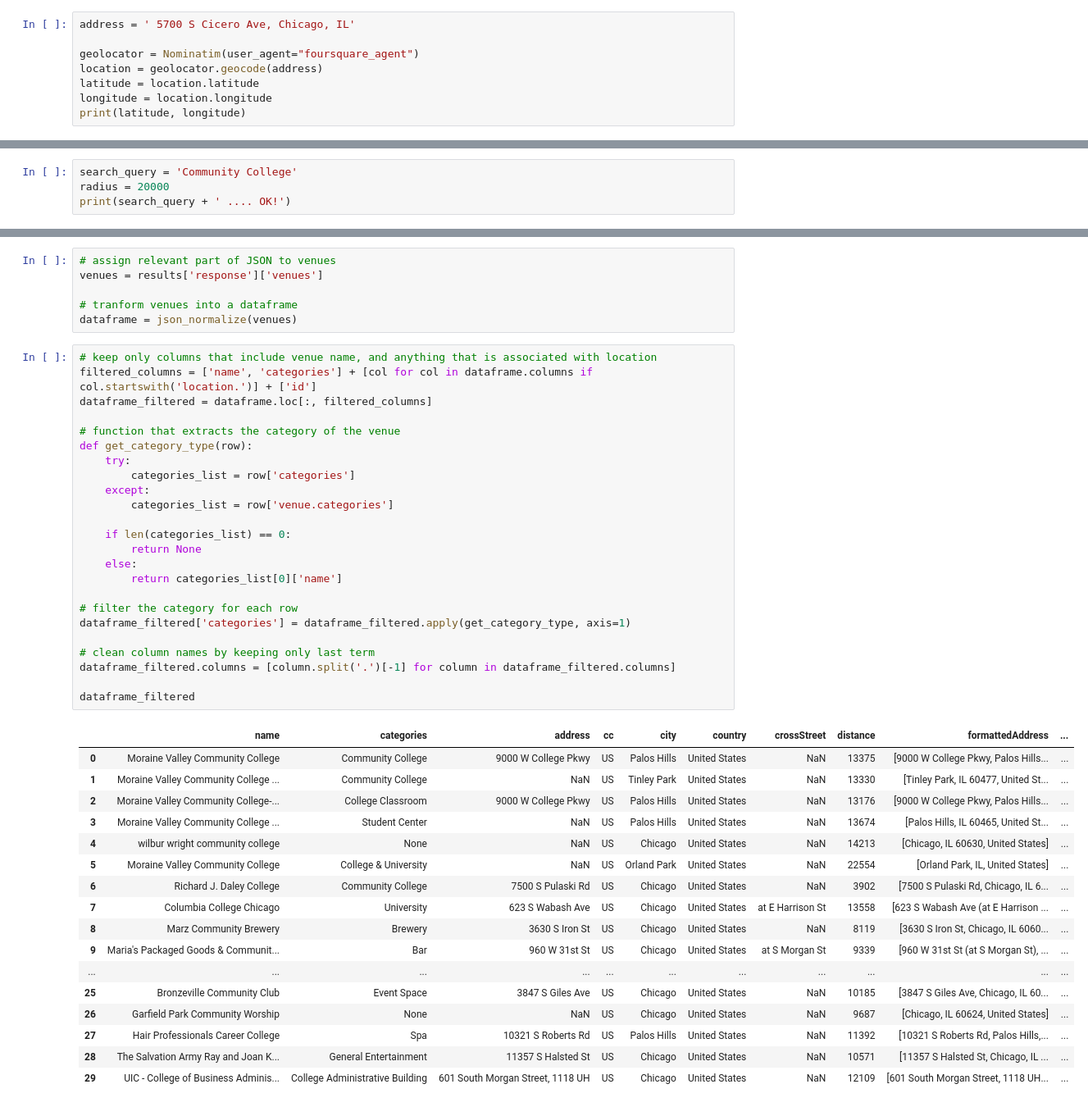
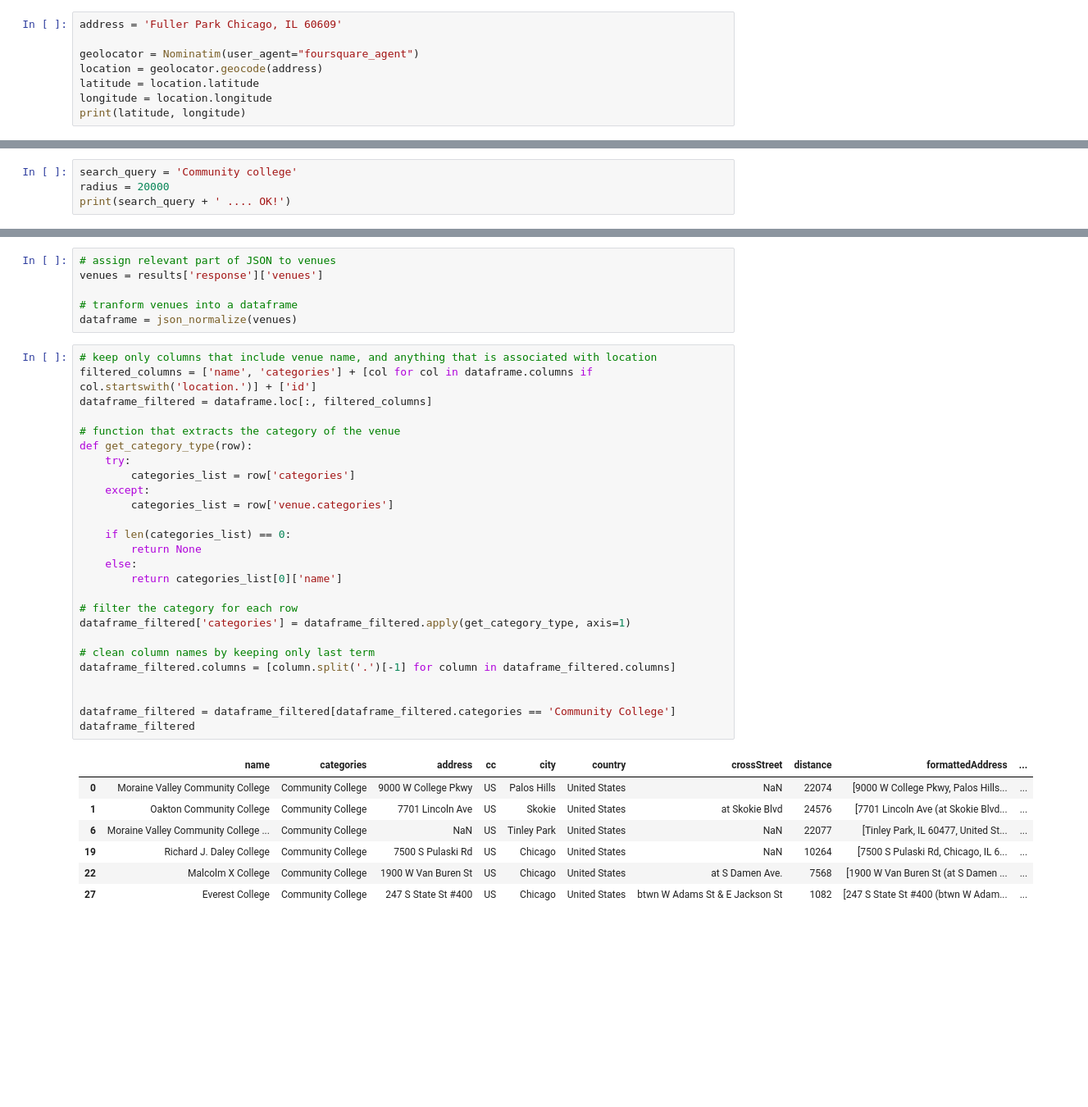
Before and after one commit to KarthikBijoy/Coursera_Capstone, a Jupyter notebook: Capstone project script.ipynb, the cells around one changed output, grey strips where cells are left out. Shown at 82% size. Drawn from its saved outputs; the diff is of its cells as text; blank space fills up the shorter version.

```diff
--- a/Capstone project script.ipynb
+++ b/Capstone project script.ipynb
@@ -65,5 +110,5 @@ CLIENT_SECRET:QVGIRPWYW33KOE403CS0K3C2BSED1ZOCRVJHIX0GICG434QE
 # %%
-address = ' 5700 S Cicero Ave, Chicago, IL'
+address = 'Fuller Park Chicago, IL 60609'
 
 geolocator = Nominatim(user_agent="foursquare_agent")
 location = geolocator.geocode(address)
@@ -75,5 +120,5 @@ print(latitude, longitude)
 # %%
-search_query = 'Community College'
+search_query = 'Community college'
 radius = 20000
 print(search_query + ' .... OK!')
 # %% [output]
@@ -95,45 +140,37 @@ dataframe = json_normalize(venues)
 # %%
 # keep only columns that include venue name, and anything that is associated with location
 filtered_columns = ['name', 'categories'] + [col for col in dataframe.columns if col.startswith('location.')] + ['id']
 dataframe_filtered = dataframe.loc[:, filtered_columns]
 
 # function that extracts the category of the venue
 def get_category_type(row):
     try:
         categories_list = row['categories']
     except:
         categories_list = row['venue.categories']
 
     if len(categories_list) == 0:
         return None
     else:
         return categories_list[0]['name']
 
 # filter the category for each row
 dataframe_filtered['categories'] = dataframe_filtered.apply(get_category_type, axis=1)
 
 # clean column names by keeping only last term
 dataframe_filtered.columns = [column.split('.')[-1] for column in dataframe_filtered.columns]
 
+
+dataframe_filtered = dataframe_filtered[dataframe_filtered.categories == 'Community College']
 dataframe_filtered
 # %% [output]
 |  | name | categories | address | cc | city | country | crossStreet | distance | formattedAddress | ... |
-| 0 | Moraine Valley Community College | Community College | 9000 W College Pkwy | US | Palos Hills | United States | NaN | 13375 | [9000 W College Pkwy, Palos Hills... | ... |
-| 1 | Moraine Valley Community College ... | Community College | NaN | US | Tinley Park | United States | NaN | 13330 | [Tinley Park, IL 60477, United St... | ... |
-| 2 | Moraine Valley Community College-... | College Classroom | 9000 W College Pkwy | US | Palos Hills | United States | NaN | 13176 | [9000 W College Pkwy, Palos Hills... | ... |
-| 3 | Moraine Valley Community College ... | Student Center | NaN | US | Palos Hills | United States | NaN | 13674 | [Palos Hills, IL 60465, United St... | ... |
-| 4 | wilbur wright community college | None | NaN | US | Chicago | United States | NaN | 14213 | [Chicago, IL 60630, United States] | ... |
-| 5 | Moraine Valley Community College | College & University | NaN | US | Orland Park | United States | NaN | 22554 | [Orland Park, IL, United States] | ... |
-| 6 | Richard J. Daley College | Community College | 7500 S Pulaski Rd | US | Chicago | United States | NaN | 3902 | [7500 S Pulaski Rd, Chicago, IL 6... | ... |
-| 7 | Columbia College Chicago | University | 623 S Wabash Ave | US | Chicago | United States | at E Harrison St | 13558 | [623 S Wabash Ave (at E Harrison ... | ... |
-| 8 | Marz Community Brewery | Brewery | 3630 S Iron St | US | Chicago | United States | NaN | 8119 | [3630 S Iron St, Chicago, IL 6060... | ... |
-| 9 | Maria's Packaged Goods & Communit... | Bar | 960 W 31st St | US | Chicago | United States | at S Morgan St | 9339 | [960 W 31st St (at S Morgan St), ... | ... |
-| ... | ... | ... | ... | ... | ... | ... | ... | ... | ... | ... |
-| 25 | Bronzeville Community Club | Event Space | 3847 S Giles Ave | US | Chicago | United States | NaN | 10185 | [3847 S Giles Ave, Chicago, IL 60... | ... |
-| 26 | Garfield Park Community Worship | None | NaN | US | Chicago | United States | NaN | 9687 | [Chicago, IL 60624, United States] | ... |
-| 27 | Hair Professionals Career College | Spa | 10321 S Roberts Rd | US | Palos Hills | United States | NaN | 11392 | [10321 S Roberts Rd, Palos Hills,... | ... |
-| 28 | The Salvation Army Ray and Joan K... | General Entertainment | 11357 S Halsted St | US | Chicago | United States | NaN | 10571 | [11357 S Halsted St, Chicago, IL ... | ... |
-| 29 | UIC - College of Business Adminis... | College Administrative Building | 601 South Morgan Street, 1118 UH | US | Chicago | United States | NaN | 12109 | [601 South Morgan Street, 1118 UH... | ... |
+| 0 | Moraine Valley Community College | Community College | 9000 W College Pkwy | US | Palos Hills | United States | NaN | 22074 | [9000 W College Pkwy, Palos Hills... | ... |
+| 1 | Oakton Community College | Community College | 7701 Lincoln Ave | US | Skokie | United States | at Skokie Blvd | 24576 | [7701 Lincoln Ave (at Skokie Blvd... | ... |
+| 6 | Moraine Valley Community College ... | Community College | NaN | US | Tinley Park | United States | NaN | 22077 | [Tinley Park, IL 60477, United St... | ... |
+| 19 | Richard J. Daley College | Community College | 7500 S Pulaski Rd | US | Chicago | United States | NaN | 10264 | [7500 S Pulaski Rd, Chicago, IL 6... | ... |
+| 22 | Malcolm X College | Community College | 1900 W Van Buren St | US | Chicago | United States | at S Damen Ave. | 7568 | [1900 W Van Buren St (at S Damen ... | ... |
+| 27 | Everest College | Community College | 247 S State St #400 | US | Chicago | United States | btwn W Adams St & E Jackson St | 1082 | [247 S State St #400 (btwn W Adam... | ... |
 # %%
 venues_map = folium.Map(location=[latitude, longitude], zoom_start=13)
 
```
Also changed, not shown: parts of 9 cells of this notebook.
